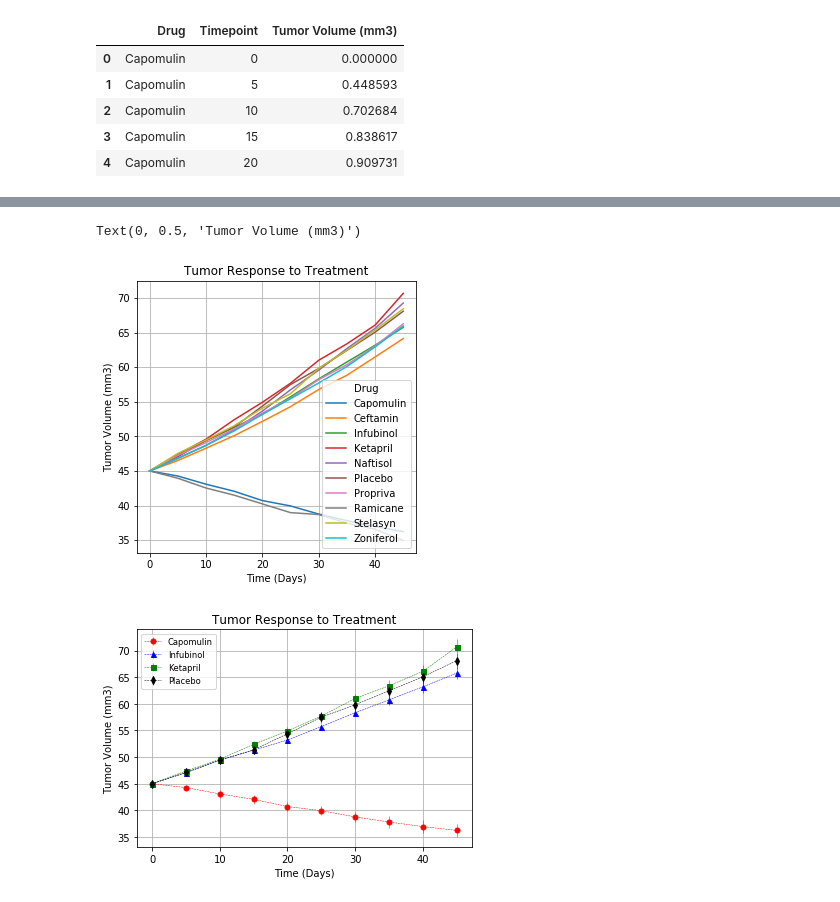
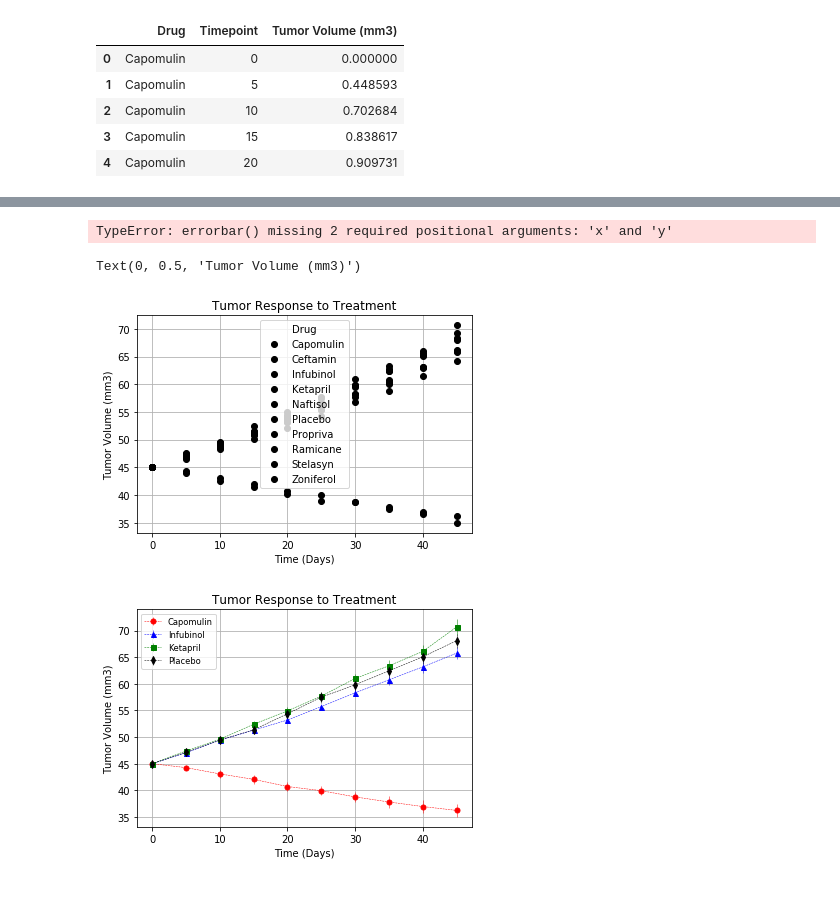
Before and after one commit to minsom/Bootcamp, a Jupyter notebook: matplotlib/Pymaceuticals/pymaceuticals_symin.ipynb, the cells around one changed output, grey strips where cells are left out. Drawn from its saved outputs; the diff is of its cells as text; code cells hidden in the pictures.

Commit message:
pivot and survival
need to clear up errorbars

```diff
--- a/matplotlib/Pymaceuticals/pymaceuticals_symin.ipynb
+++ b/matplotlib/Pymaceuticals/pymaceuticals_symin.ipynb
@@ -94,15 +85,26 @@ tumor_vol_mean_indextime.head()
 # %%
 # Generate the Plot (with Error Bars)
-capomulin=tumor_vol_mean_indextime.plot(kind="line", figsize=(5,5))
-plt.grid()
+# capomulin=tumor_vol_mean_indextime.plot(kind="line", figsize=(5,5))
 
-plt.title("Tumor Response to Treatment")
-plt.xlabel("Time (Days)")
-plt.ylabel("Tumor Volume (mm3)")
+plt.errorbar(data=tumor_vol_mean_indextime, marker="o",)
+
+
 # Save the Figure
 # %% [output]
-Text(0, 0.5, 'Tumor Volume (mm3)')
+TypeError: errorbar() missing 2 required positional arguments: 'x' and 'y'
-[figure, removed]
+# %%
+fig, ax = plt.subplots()
+tumor_vol_mean_indextime.plot.line(yerr=tumor_vol_se, ax=ax, fmt='o', color='black',
+             ecolor='lightgray', elinewidth=3)
+
+
+plt.grid()
+plt.title("Tumor Response to Treatment")
+plt.xlabel("Time (Days)")
+plt.ylabel("Tumor Volume (mm3)")
+# %% [output]
+Text(0, 0.5, 'Tumor Volume (mm3)')
+[figure, added]
 # %%
 # Show the Figure
 plt.show()
```
Also changed, not shown: parts of 16 cells of this notebook.
